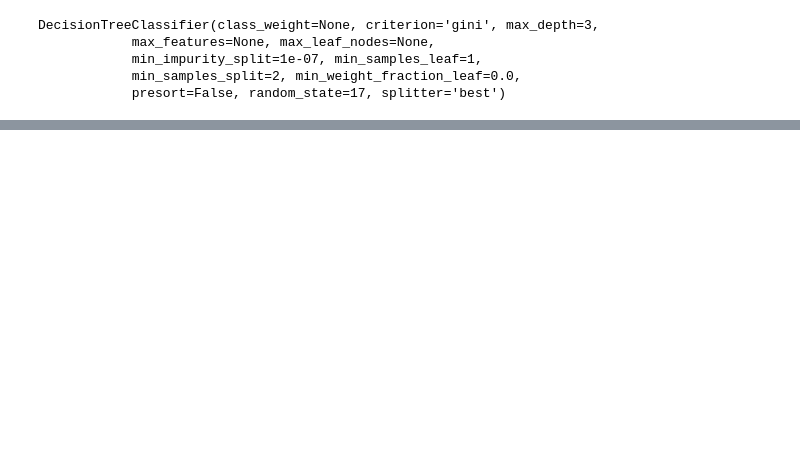
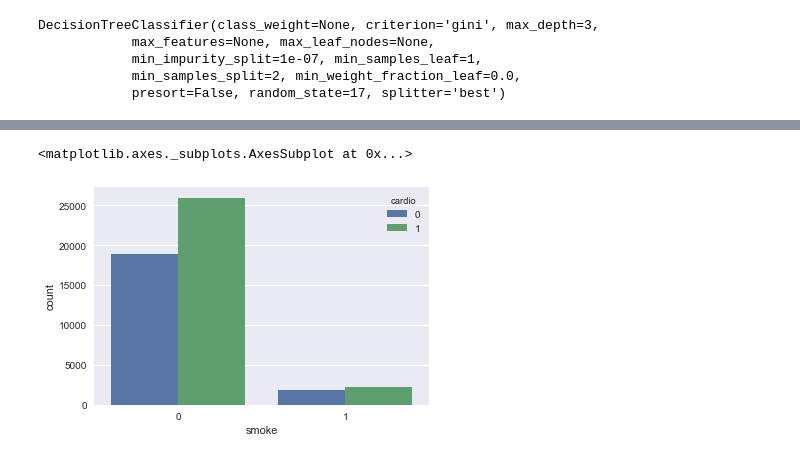
Before and after one commit to tarnenok/mlcourse_open, a Jupyter notebook: jupyter_notebooks/topic03_decision_trees_knn/hw3_session2_decision_trees.ipynb, the cells around one changed output, grey strips where cells are left out. Saved outputs shown, nothing was run; the diff lists cells and outputs as text; code cells hidden in the pictures; blank space fills up the shorter version.

```diff
--- a/jupyter_notebooks/topic03_decision_trees_knn/hw3_session2_decision_trees.ipynb
+++ b/jupyter_notebooks/topic03_decision_trees_knn/hw3_session2_decision_trees.ipynb
@@ -372,0 +399,5 @@ memory usage: 1.3 MB
+# %%
+sns.countplot(X['smoke'], hue=y)
+# %% [output]
+<matplotlib.axes._subplots.AxesSubplot at 0x...>
+[figure, added]
```
Also changed, not shown: parts of 22 cells of this notebook, 2 other files.
